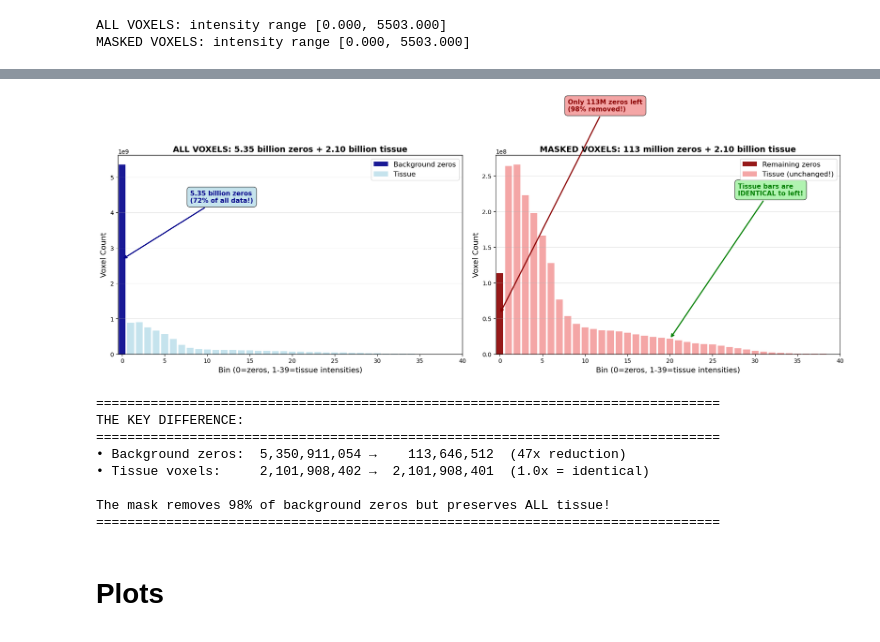
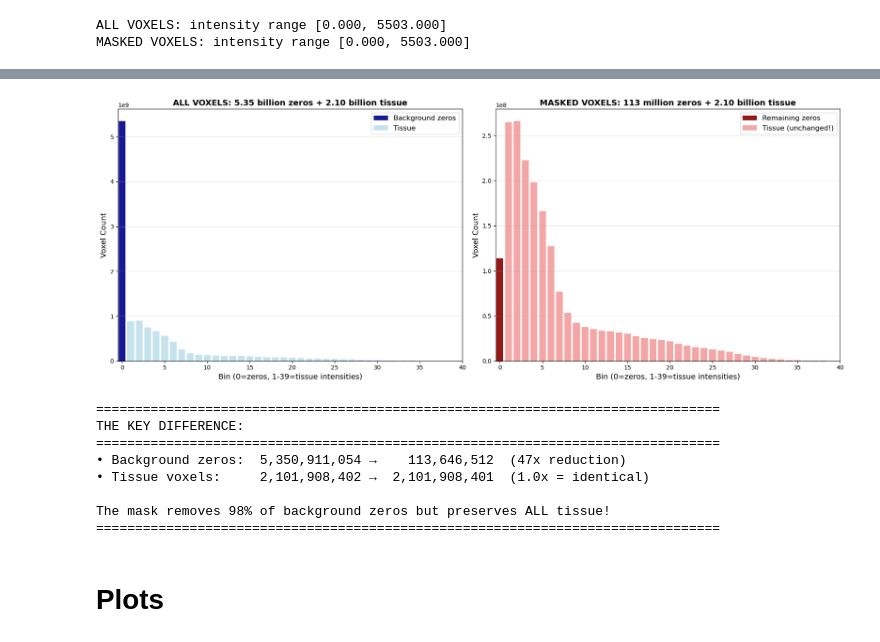
Before and after one commit to NicSchuler/fullbody-sCT, a Jupyter notebook: preprocessing/preprocessing_synthrad/analysis/2ndExperiment/analysis_voxel_intensity_distribution_2ndExperiment.ipynb, the cells around one changed output, grey strips where cells are left out. Cells and saved outputs as stored; diff of their text form; code cells hidden in the pictures.

```diff
--- a/preprocessing/preprocessing_synthrad/analysis/2ndExperiment/analysis_voxel_intensity_distribution_2ndExperiment.ipynb
+++ b/preprocessing/preprocessing_synthrad/analysis/2ndExperiment/analysis_voxel_intensity_distribution_2ndExperiment.ipynb
@@ -1158,56 +780,35 @@ axes[0].set_title('ALL VOXELS: 5.35 billion zeros + 2.10 billion tissue', fontsi
 axes[0].legend(fontsize=12, loc='upper right')
 axes[0].grid(True, axis='y', alpha=0.3)
 axes[0].set_xlim(-0.5, 40)
 
-# Annotate the massive zero spike
-axes[0].annotate(f'5.35 billion zeros\n(72% of all data!)',
-                xy=(0, n_exact_zeros_all/2),
-                xytext=(8, n_exact_zeros_all*0.8),
-                fontsize=11, fontweight='bold', color='darkblue',
-                arrowprops=dict(arrowstyle='->', color='darkblue', lw=2),
-                bbox=dict(boxstyle='round,pad=0.5', facecolor='lightblue', alpha=0.7))
+
 
 # ============= RIGHT: MASKED VOXELS (zeros mostly removed) =============
 # Separate bar for zeros
 axes[1].bar(0, n_exact_zeros_masked, width=width, color='darkred', alpha=0.9, label='Remaining zeros')
 # Tissue bins (identical to ALL!)
 axes[1].bar(x_pos[1:], hist_counts_masked[1:40], width=width, color='lightcoral', alpha=0.7, label='Tissue (unchanged!)')
 
 axes[1].set_xlabel('Bin (0=zeros, 1-39=tissue intensities)', fontsize=13)
 axes[1].set_ylabel('Voxel Count', fontsize=13)
 axes[1].set_title('MASKED VOXELS: 113 million zeros + 2.10 billion tissue', fontsize=14, fontweight='bold')
 axes[1].legend(fontsize=12, loc='upper right')
 axes[1].grid(True, axis='y', alpha=0.3)
 axes[1].set_xlim(-0.5, 40)
 
-# Annotate the dramatically reduced zero spike
-axes[1].annotate(f'Only 113M zeros left\n(98% removed!)',
-                xy=(0, n_exact_zeros_masked/2),
-                xytext=(8, n_exact_zeros_masked*3),
-                fontsize=11, fontweight='bold', color='darkred',
-                arrowprops=dict(arrowstyle='->', color='darkred', lw=2),
-                bbox=dict(boxstyle='round,pad=0.5', facecolor='lightcoral', alpha=0.7))
-
-# Annotate that tissue is unchanged
-axes[1].annotate('Tissue bars are\nIDENTICAL to left!',
-                xy=(20, hist_counts_masked[20]),
-                xytext=(28, hist_counts_masked[3]),
-                fontsize=11, fontweight='bold', color='green',
-                arrowprops=dict(arrowstyle='->', color='green', lw=2),
-                bbox=dict(boxstyle='round,pad=0.5', facecolor='lightgreen', alpha=0.7))
 
 plt.tight_layout()
 plt.show()
 
 print("\n" + "="*80)
 print("THE KEY DIFFERENCE:")
 print("="*80)
 print(f"• Background zeros: {n_exact_zeros_all:>14,.0f} → {n_exact_zeros_masked:>14,.0f}  (47x reduction)")
 print(f"• Tissue voxels:    {n_nonzeros_all:>14,.0f} → {n_nonzeros_masked:>14,.0f}  (1.0x = identical)")
 print("\nThe mask removes 98% of background zeros but preserves ALL tissue!")
 print("="*80)
 # %% [output]
-[figure, old version]
+[figure, new version]
 ================================================================================
 THE KEY DIFFERENCE:
 ================================================================================
```
Also changed, not shown: parts of 6 cells of this notebook, 15 other files.
